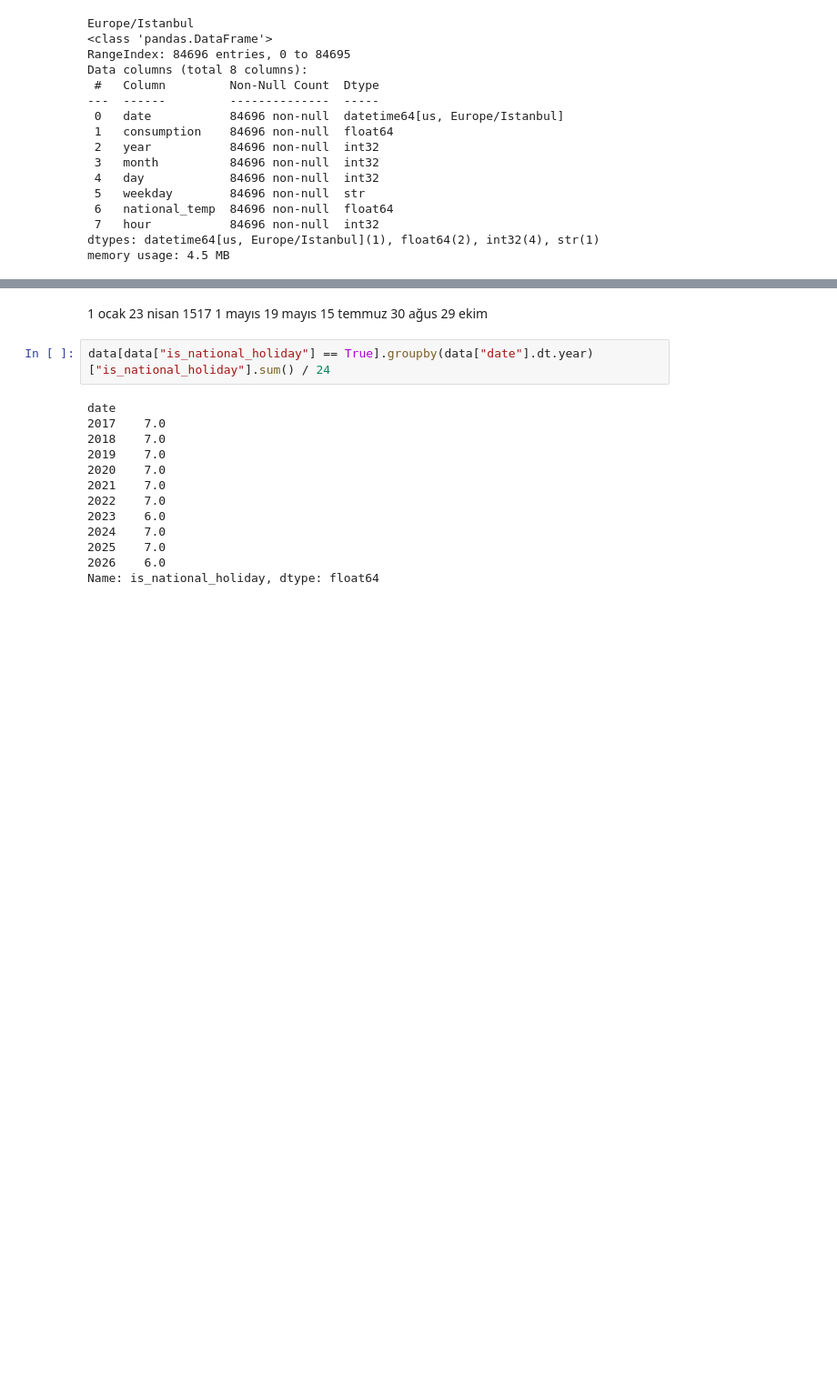
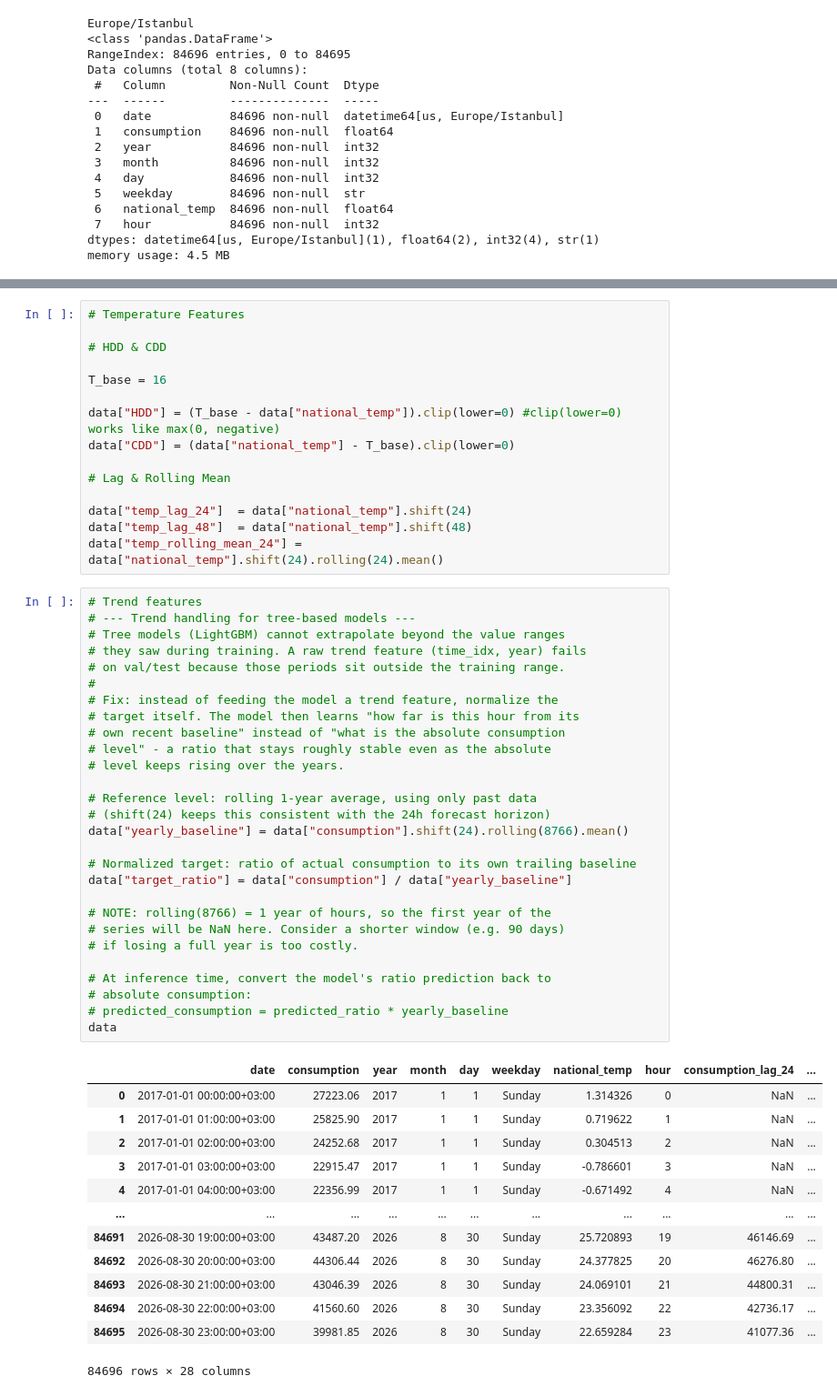
Before and after one commit to horricans/electricity-consumption-forecast, a Jupyter notebook: notebooks/06_features.ipynb, the cells around one changed output, grey strips where cells are left out. Shown at 91% size. Cells and saved outputs as stored; diff of their text form; blank space fills up the shorter version.

```diff
--- a/notebooks/06_features.ipynb
+++ b/notebooks/06_features.ipynb
@@ -172,23 +186,57 @@ False
-# %% [markdown]
-1 ocak
-23 nisan      1517
-1 mayıs
-19 mayıs
-15 temmuz
-30 ağus
-29 ekim
-# %%
-data[data["is_national_holiday"] == True].groupby(data["date"].dt.year)["is_national_holiday"].sum() / 24
-# %% [output]
-date
-2017    7.0
-2018    7.0
-2019    7.0
-2020    7.0
-2021    7.0
-2022    7.0
-2023    6.0
-2024    7.0
-2025    7.0
-2026    6.0
-Name: is_national_holiday, dtype: float64
+# %%
+# Temperature Features
+
+# HDD & CDD
+
+T_base = 16
+
+data["HDD"] = (T_base - data["national_temp"]).clip(lower=0) #clip(lower=0) works like max(0, negative)
+data["CDD"] = (data["national_temp"] - T_base).clip(lower=0)
+
+# Lag & Rolling Mean
+
+data["temp_lag_24"]  = data["national_temp"].shift(24)
+data["temp_lag_48"]  = data["national_temp"].shift(48)
+data["temp_rolling_mean_24"] = data["national_temp"].shift(24).rolling(24).mean()
+# %%
+# Trend features
+# --- Trend handling for tree-based models ---
+# Tree models (LightGBM) cannot extrapolate beyond the value ranges
+# they saw during training. A raw trend feature (time_idx, year) fails
+# on val/test because those periods sit outside the training range.
+#
+# Fix: instead of feeding the model a trend feature, normalize the
+# target itself. The model then learns "how far is this hour from its
+# own recent baseline" instead of "what is the absolute consumption
+# level" - a ratio that stays roughly stable even as the absolute
+# level keeps rising over the years.
+
+# Reference level: rolling 1-year average, using only past data
+# (shift(24) keeps this consistent with the 24h forecast horizon)
+data["yearly_baseline"] = data["consumption"].shift(24).rolling(8766).mean()
+
+# Normalized target: ratio of actual consumption to its own trailing baseline
+data["target_ratio"] = data["consumption"] / data["yearly_baseline"]
+
+# NOTE: rolling(8766) = 1 year of hours, so the first year of the
+# series will be NaN here. Consider a shorter window (e.g. 90 days)
+# if losing a full year is too costly.
+
+# At inference time, convert the model's ratio prediction back to
+# absolute consumption:
+# predicted_consumption = predicted_ratio * yearly_baseline
+data
+# %% [output]
+|  | date | consumption | year | month | day | weekday | national_temp | hour | consumption_lag_24 | ... |
+| 0 | 2017-01-01 00:00:00+03:00 | 27223.06 | 2017 | 1 | 1 | Sunday | 1.314326 | 0 | NaN | ... |
+| 1 | 2017-01-01 01:00:00+03:00 | 25825.90 | 2017 | 1 | 1 | Sunday | 0.719622 | 1 | NaN | ... |
+| 2 | 2017-01-01 02:00:00+03:00 | 24252.68 | 2017 | 1 | 1 | Sunday | 0.304513 | 2 | NaN | ... |
+| 3 | 2017-01-01 03:00:00+03:00 | 22915.47 | 2017 | 1 | 1 | Sunday | -0.786601 | 3 | NaN | ... |
+| 4 | 2017-01-01 04:00:00+03:00 | 22356.99 | 2017 | 1 | 1 | Sunday | -0.671492 | 4 | NaN | ... |
+| ... | ... | ... | ... | ... | ... | ... | ... | ... | ... | ... |
+| 84691 | 2026-08-30 19:00:00+03:00 | 43487.20 | 2026 | 8 | 30 | Sunday | 25.720893 | 19 | 46146.69 | ... |
+| 84692 | 2026-08-30 20:00:00+03:00 | 44306.44 | 2026 | 8 | 30 | Sunday | 24.377825 | 20 | 46276.80 | ... |
+| 84693 | 2026-08-30 21:00:00+03:00 | 43046.39 | 2026 | 8 | 30 | Sunday | 24.069101 | 21 | 44800.31 | ... |
+| 84694 | 2026-08-30 22:00:00+03:00 | 41560.60 | 2026 | 8 | 30 | Sunday | 23.356092 | 22 | 42736.17 | ... |
+| 84695 | 2026-08-30 23:00:00+03:00 | 39981.85 | 2026 | 8 | 30 | Sunday | 22.659284 | 23 | 41077.36 | ... |
+84696 rows × 28 columns
```
Also changed, not shown: parts of 9 cells of this notebook.
